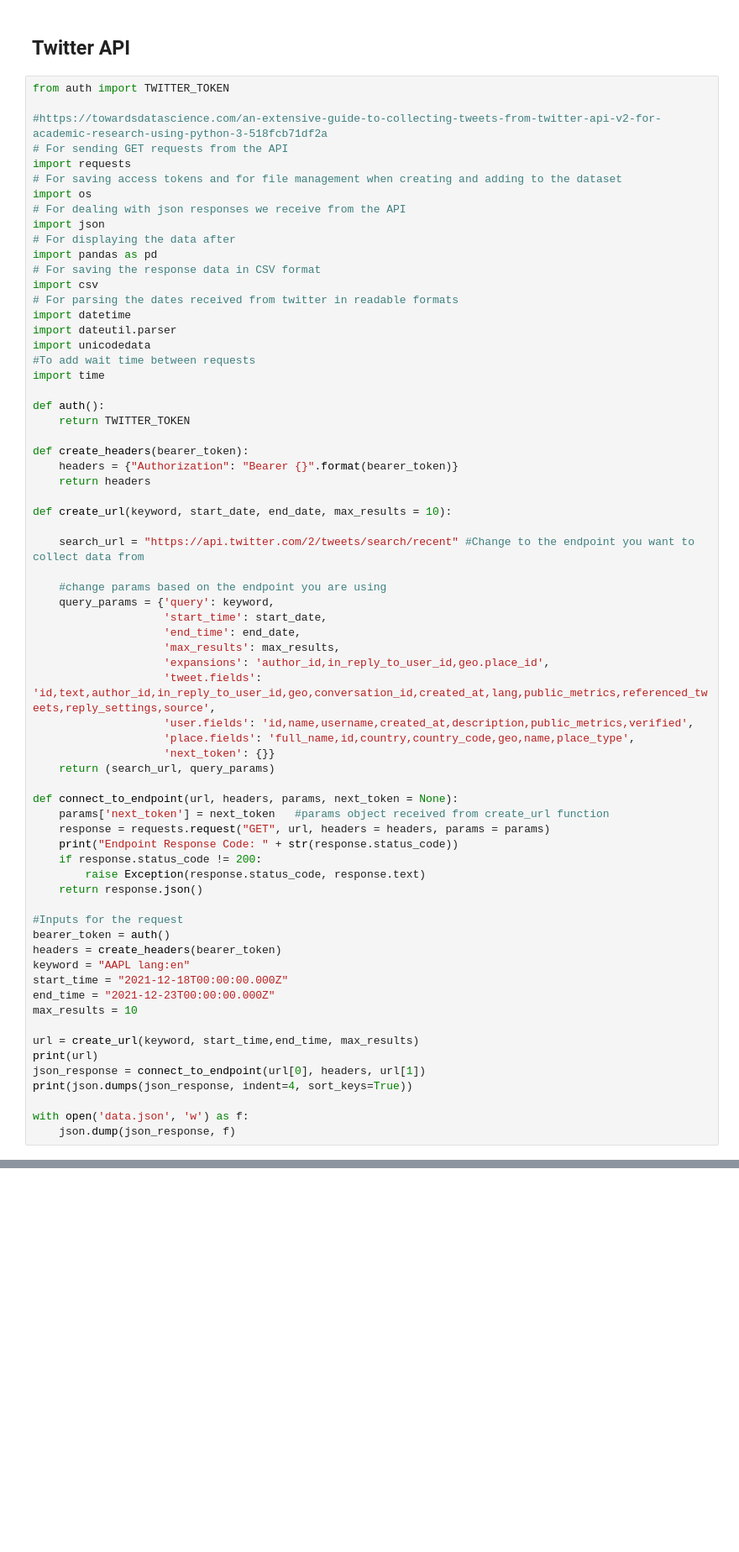
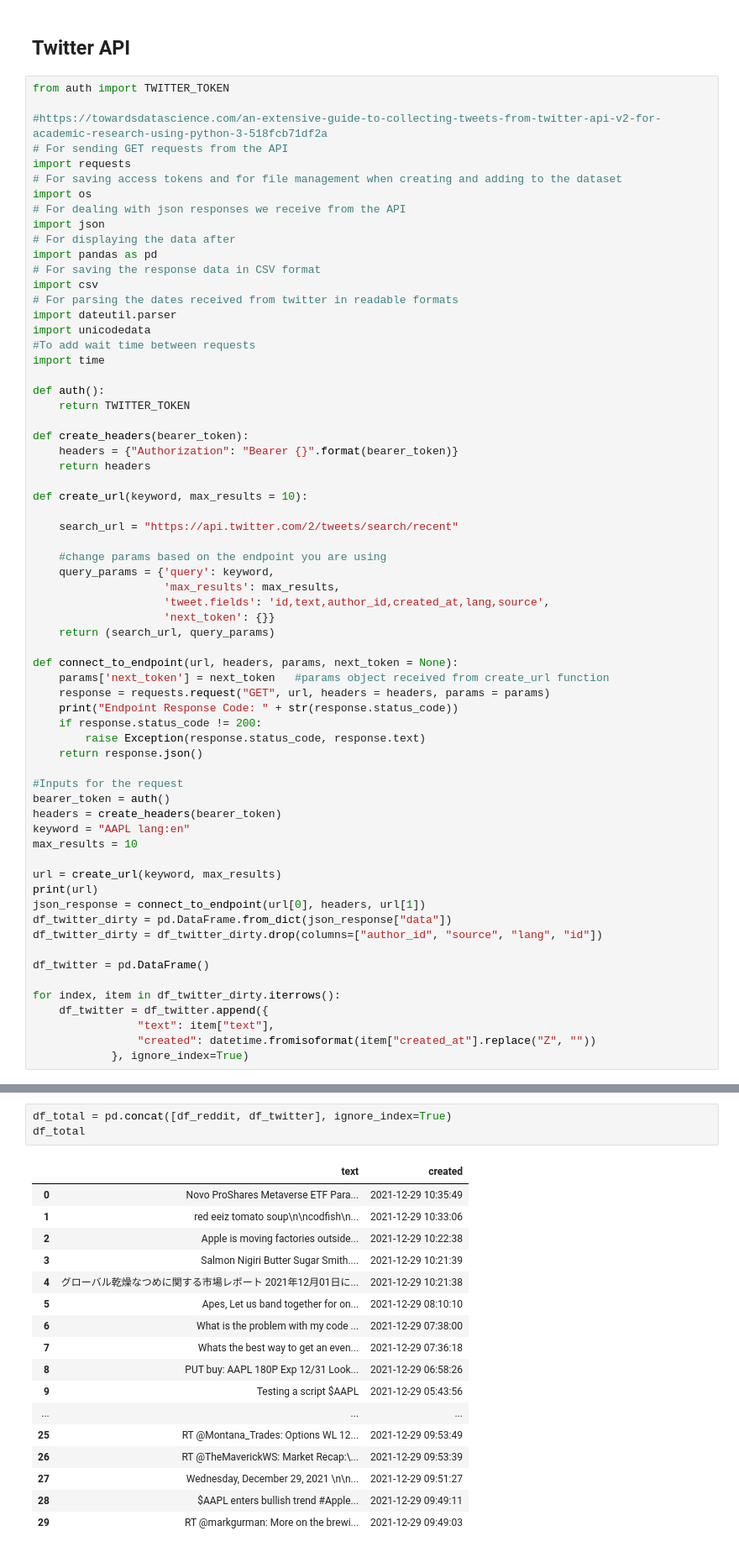
Before and after one commit to Rubinjo/sentiment-stonks, a Jupyter notebook: main.ipynb, the cells around one changed output, grey strips where cells are left out. Shown: that part at 84% size. Cells and saved outputs as stored; diff of their text form; blank space fills up the shorter version.

Commit message:
🎨 Full twitter + reddit df

```diff
--- a/main.ipynb
+++ b/main.ipynb
@@ -485,7 +494,6 @@ import pandas as pd
 # For saving the response data in CSV format
 import csv
 # For parsing the dates received from twitter in readable formats
-import datetime
 import dateutil.parser
 import unicodedata
 #To add wait time between requests
@@ -498,19 +506,14 @@ def create_headers(bearer_token):
     headers = {"Authorization": "Bearer {}".format(bearer_token)}
     return headers
 
-def create_url(keyword, start_date, end_date, max_results = 10):
+def create_url(keyword, max_results = 10):
 
-    search_url = "https://api.twitter.com/2/tweets/search/recent" #Change to the endpoint you want to collect data from
+    search_url = "https://api.twitter.com/2/tweets/search/recent"
 
     #change params based on the endpoint you are using
     query_params = {'query': keyword,
-                    'start_time': start_date,
-                    'end_time': end_date,
                     'max_results': max_results,
-                    'expansions': 'author_id,in_reply_to_user_id,geo.place_id',
-                    'tweet.fields': 'id,text,author_id,in_reply_to_user_id,geo,conversation_id,created_at,lang,public_metrics,referenced_tweets,reply_settings,source',
-                    'user.fields': 'id,name,username,created_at,description,public_metrics,verified',
-                    'place.fields': 'full_name,id,country,country_code,geo,name,place_type',
+                    'tweet.fields': 'id,text,author_id,created_at,lang,source',
                     'next_token': {}}
     return (search_url, query_params)
 
@@ -526,14 +529,18 @@ def connect_to_endpoint(url, headers, params, next_token = None):
 bearer_token = auth()
 headers = create_headers(bearer_token)
 keyword = "AAPL lang:en"
-start_time = "2021-12-18T00:00:00.000Z"
-end_time = "2021-12-23T00:00:00.000Z"
 max_results = 10
 
-url = create_url(keyword, start_time,end_time, max_results)
+url = create_url(keyword, max_results)
 print(url)
 json_response = connect_to_endpoint(url[0], headers, url[1])
-print(json.dumps(json_response, indent=4, sort_keys=True))
+df_twitter_dirty = pd.DataFrame.from_dict(json_response["data"])
+df_twitter_dirty = df_twitter_dirty.drop(columns=["author_id", "source", "lang", "id"])
 
-with open('data.json', 'w') as f:
-    json.dump(json_response, f)
+df_twitter = pd.DataFrame()
+
+for index, item in df_twitter_dirty.iterrows():
+    df_twitter = df_twitter.append({
+                "text": item["text"],
+                "created": datetime.fromisoformat(item["created_at"].replace("Z", ""))
+            }, ignore_index=True)
@@ -539,0 +550,21 @@ with open('data.json', 'w') as f:
+# %%
+df_total = pd.concat([df_reddit, df_twitter], ignore_index=True)
+df_total
+# %% [output]
+|  | text | created |
+| 0 | Novo ProShares Metaverse ETF Para... | 2021-12-29 10:35:49 |
+| 1 | red eeiz tomato soup\n\ncodfish\n... | 2021-12-29 10:33:06 |
+| 2 | Apple is moving factories outside... | 2021-12-29 10:22:38 |
+| 3 | Salmon Nigiri Butter Sugar Smith.... | 2021-12-29 10:21:39 |
+| 4 | グローバル乾燥なつめに関する市場レポート 2021年12月01日に... | 2021-12-29 10:21:38 |
+| 5 | Apes, Let us band together for on... | 2021-12-29 08:10:10 |
+| 6 | What is the problem with my code ... | 2021-12-29 07:38:00 |
+| 7 | Whats the best way to get an even... | 2021-12-29 07:36:18 |
+| 8 | PUT buy: AAPL 180P Exp 12/31 Look... | 2021-12-29 06:58:26 |
+| 9 | Testing a script $AAPL | 2021-12-29 05:43:56 |
+| ... | ... | ... |
+| 25 | RT @Montana_Trades: Options WL 12... | 2021-12-29 09:53:49 |
+| 26 | RT @TheMaverickWS: Market Recap:\... | 2021-12-29 09:53:39 |
+| 27 | Wednesday, December 29, 2021 \n\n... | 2021-12-29 09:51:27 |
+| 28 | $AAPL enters bullish trend #Apple... | 2021-12-29 09:49:11 |
+| 29 | RT @markgurman: More on the brewi... | 2021-12-29 09:49:03 |
```
Also changed, not shown: parts of 5 cells of this notebook.
